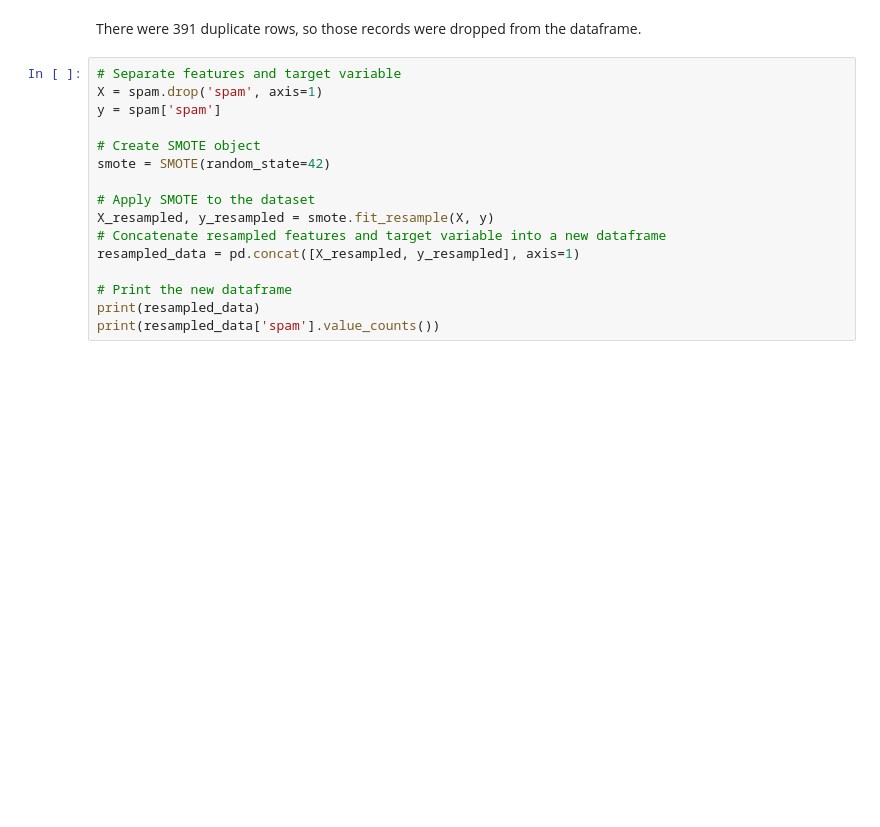
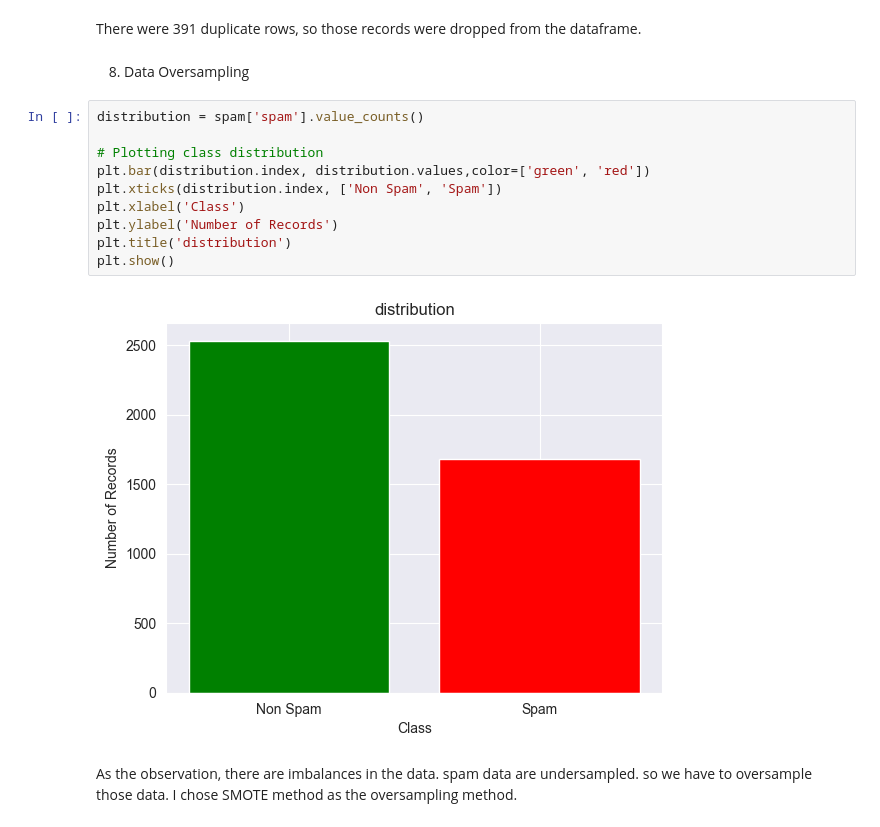
Before and after one commit to KasunAbeyweera/Email-Spam-Filtering-Using-Decision-Trees-and-KNN, a Jupyter notebook: spamDetection.ipynb, the cells around one changed output. Cells and saved outputs as stored; diff of their text form; blank space fills up the shorter version.

```diff
--- a/spamDetection.ipynb
+++ b/spamDetection.ipynb
@@ -251,19 +250,19 @@ Duplicate rows =  391
 No more duplicate records
 # %% [markdown]
 There were 391 duplicate rows, so those records were dropped from the dataframe.
-# %%
-# Separate features and target variable
-X = spam.drop('spam', axis=1)
-y = spam['spam']
-
-# Create SMOTE object
-smote = SMOTE(random_state=42)
-
-# Apply SMOTE to the dataset
-X_resampled, y_resampled = smote.fit_resample(X, y)
-# Concatenate resampled features and target variable into a new dataframe
-resampled_data = pd.concat([X_resampled, y_resampled], axis=1)
-
-# Print the new dataframe
-print(resampled_data)
-print(resampled_data['spam'].value_counts())
+# %% [markdown]
+8. Data Oversampling
+# %%
+distribution = spam['spam'].value_counts()
+
+# Plotting class distribution
+plt.bar(distribution.index, distribution.values,color=['green', 'red'])
+plt.xticks(distribution.index, ['Non Spam', 'Spam'])
+plt.xlabel('Class')
+plt.ylabel('Number of Records')
+plt.title('distribution')
+plt.show()
+# %% [output]
+[figure, added]
+# %% [markdown]
+As the observation, there are imbalances in the data. spam data are undersampled. so we have to oversample those data. I chose SMOTE method as the oversampling method.
```
Also changed, not shown: parts of 29 cells of this notebook, 2 other files.
